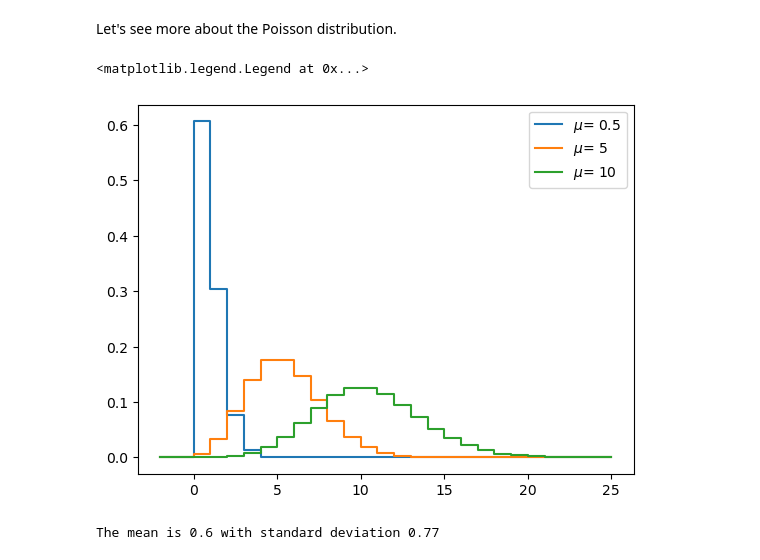
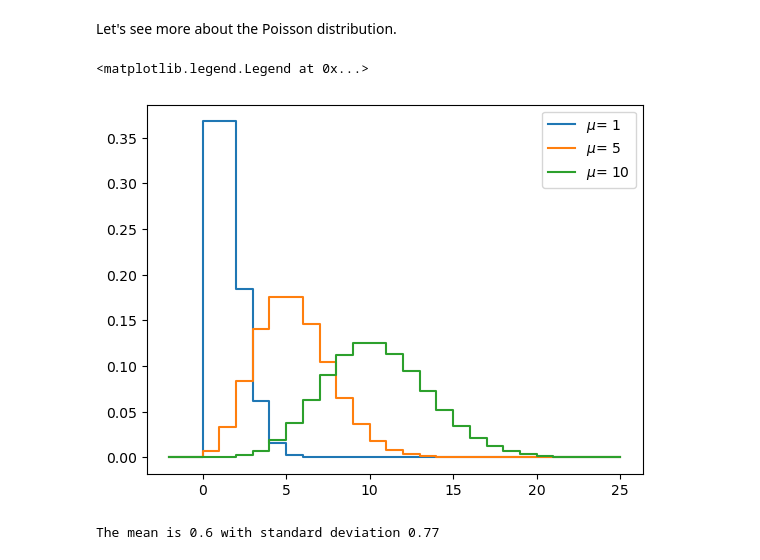
Before and after one commit to airub-multimessenger/python4physicists2024, a Jupyter notebook: lectures/10-interpolation-integration-statistics.ipynb, the cells around one changed output. Drawn from its saved outputs; the diff is of its cells as text; code cells hidden in the pictures.

```diff
--- a/lectures/10-interpolation-integration-statistics.ipynb
+++ b/lectures/10-interpolation-integration-statistics.ipynb
@@ -349,19 +366,19 @@ Let's see more about the Poisson distribution.
 # %%
 x = np.linspace(-2,25, dtype=int)
 
-mu = 0.5
+mu = 1
 plt.step(x, poisson.pmf(x, mu), where = 'post', label = r"$\mu$" f"= {mu}")
 
 mu = 5
 plt.step(x, poisson.pmf(x, mu), where = 'post', label = r"$\mu$" f"= {mu}")
 
 mu = 10
 plt.step(x, poisson.pmf(x, mu), where = 'post', label = r"$\mu$" f"= {mu}")
 
 plt.legend()
 # %% [output]
 <matplotlib.legend.Legend at 0x...>
-[figure, old version]
+[figure, new version]
 # %%
 # To calculate the first four moments:
 
```
Also changed, not shown: parts of 10 cells of this notebook.
